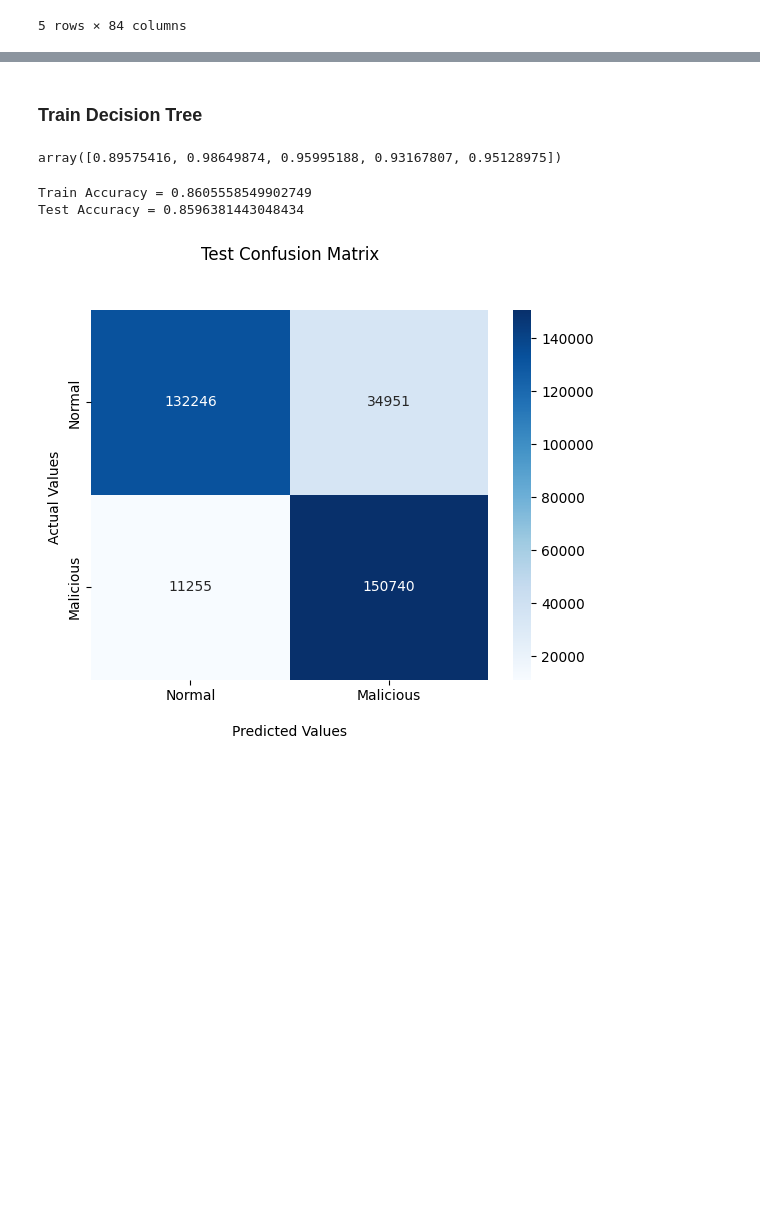
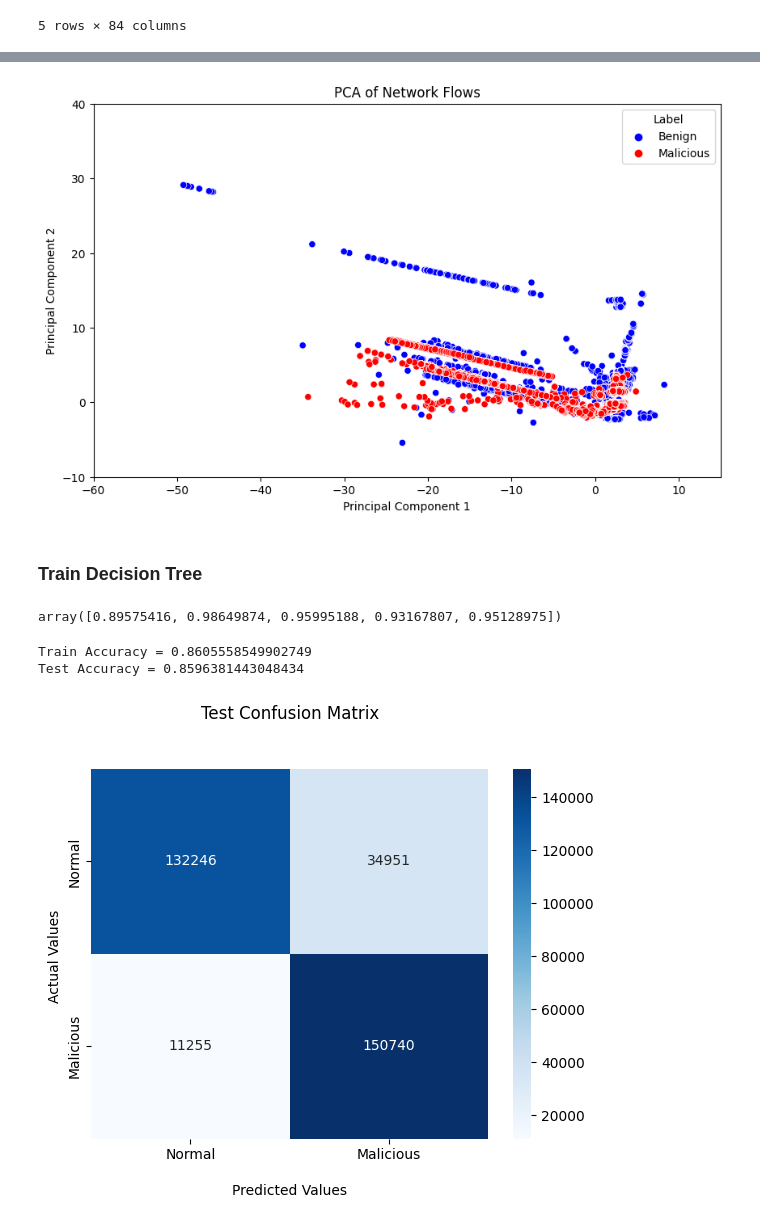
Before and after one commit to Rodhaaret/T-710-MLCS-Final-project, a Jupyter notebook: botnets_ml.ipynb, the cells around one changed output, grey strips where cells are left out. Drawn from its saved outputs; the diff is of its cells as text; code cells hidden in the pictures; blank space fills up the shorter version.

```diff
--- a/botnets_ml.ipynb
+++ b/botnets_ml.ipynb
@@ -101,3 +138,8 @@ df_X
 # %%
 # Normalize data (not for decision tree and random forest)
-#df_X.columns
+scaler = StandardScaler()
+df_X_scaled = scaler.fit_transform(df_X[df_X.columns[:-3]])
+
+df_X_scaled = pd.DataFrame(df_X_scaled, columns=df_X.columns[:-3])
+df_X_scaled[df_X.columns[-3:]] = df_X[df_X.columns[-3:]]
+df_X_scaled.head()
@@ -106,3 +154,23 @@ X_train, X_test, y_train, y_test = train_test_split(df_X, df_y, test_size=0.3)
+# %%
+## PCA
+pca = PCA(n_components=2)
+principal_components = pca.fit_transform(df_X_scaled)
+
+# Create a new DataFrame with the principal components
+pca_df = pd.DataFrame(data=principal_components, columns=['PC1', 'PC2'])
+pca_df['Label']=df['Label']
+
+plt.figure(figsize=(10, 6))
+sb.scatterplot(x='PC1', y='PC2', hue='Label', data=pca_df, palette={'Benign': 'blue', 'Malicious': 'red'})
+plt.title('PCA of Network Flows')
+plt.xlabel('Principal Component 1')
+plt.ylabel('Principal Component 2')
+plt.xlim((-60,15))
+plt.ylim((-10,40))
+plt.legend(title='Label', loc='upper right')
+plt.show()
+# %% [output]
+[figure, added]
 # %% [markdown]
 ### Train Decision Tree
 # %%
```
Also changed, not shown: parts of 59 cells of this notebook.
